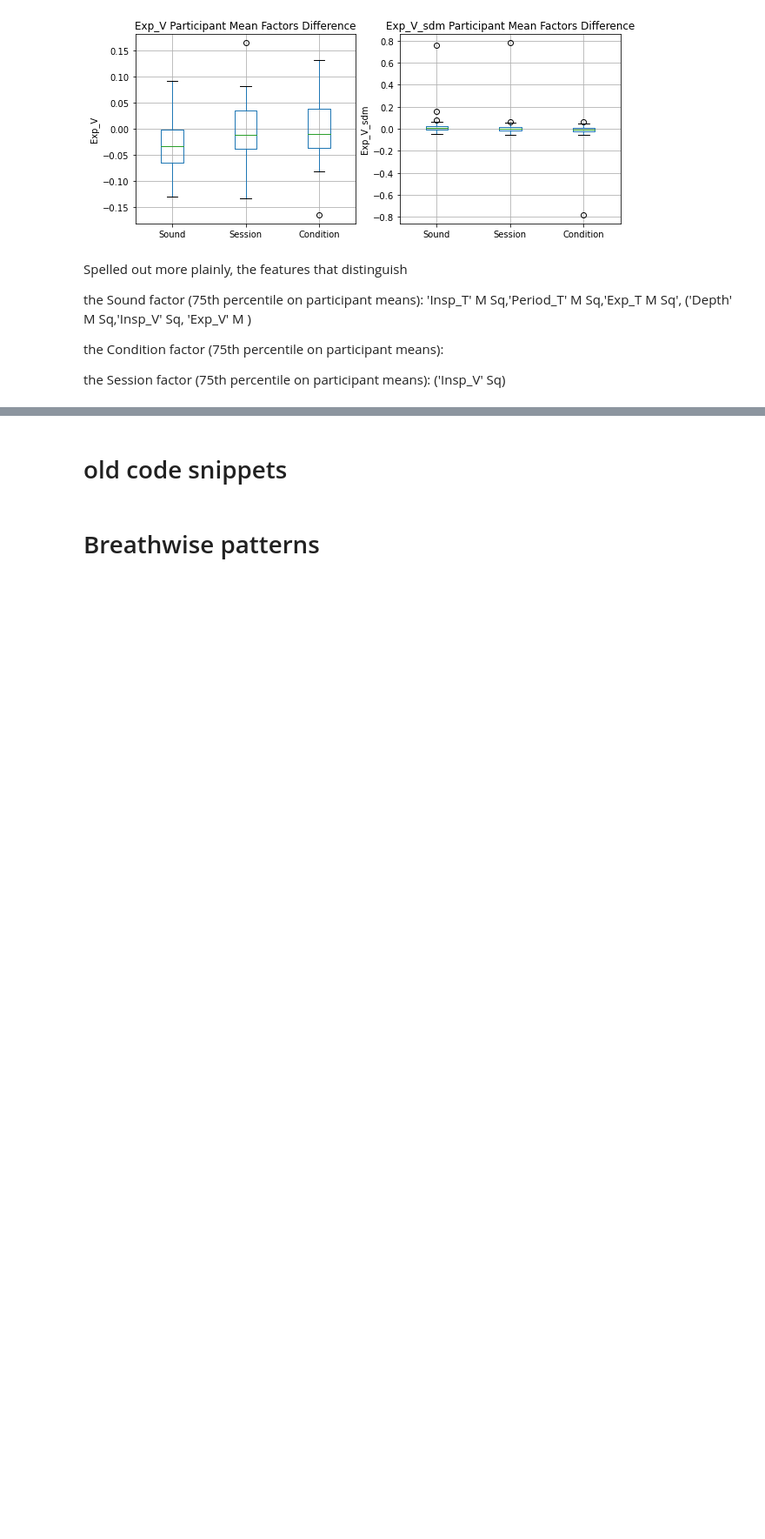
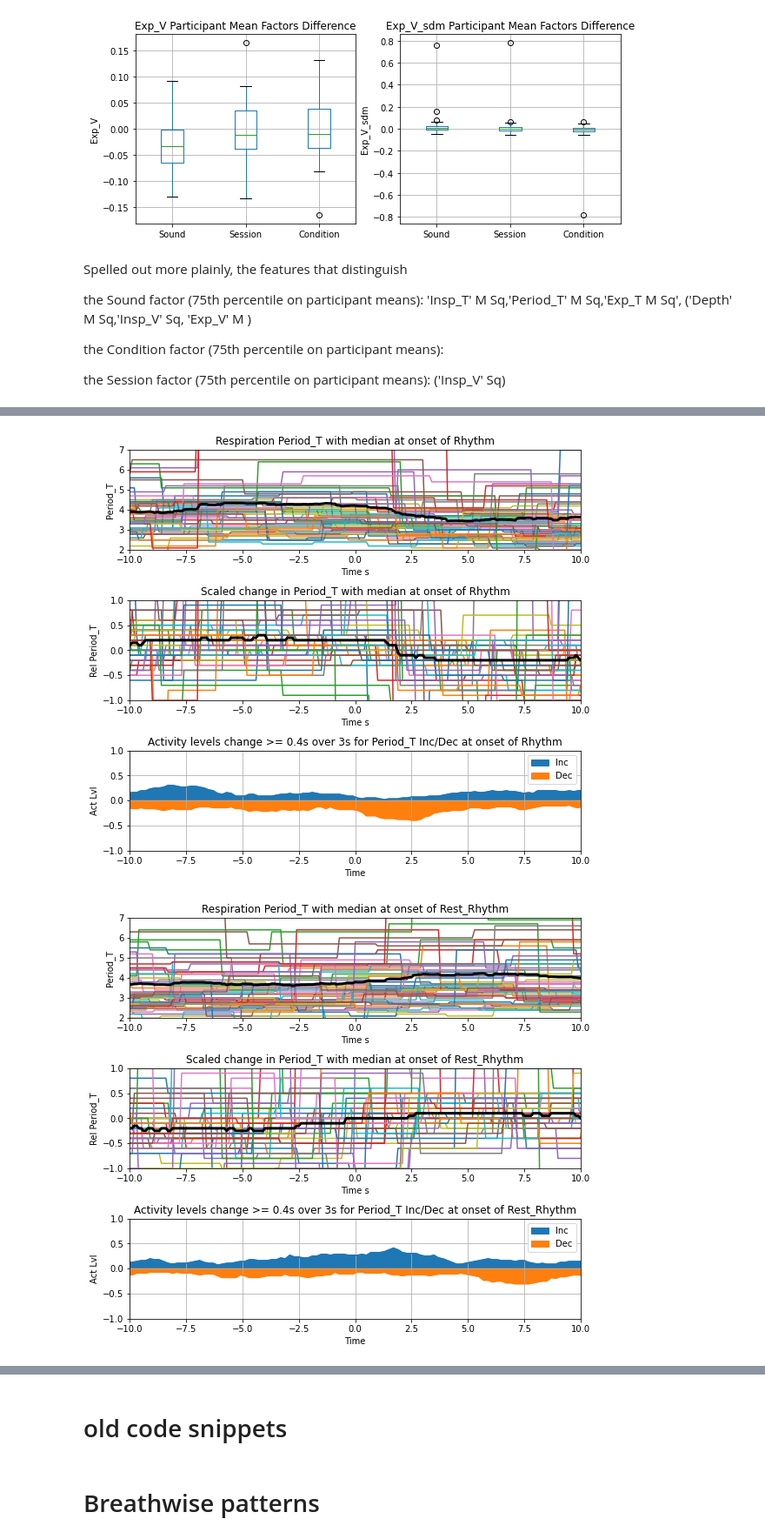
Before and after one commit to finn42/Respiration-Standing, a Jupyter notebook: Headphones_Project_Respiration_Analysis.ipynb, the cells around one changed output, grey strips where cells are left out. Shown at 87% size. Saved outputs shown, nothing was run; the diff lists cells and outputs as text; code cells hidden in the pictures; blank space fills up the shorter version.

```diff
--- a/Headphones_Project_Respiration_Analysis.ipynb
+++ b/Headphones_Project_Respiration_Analysis.ipynb
@@ -523,0 +852,70 @@ The features that distinguish between stimuli (Pairwise): Insp_T M, Period T M,
+# %%
+# evaluate timline of effects on stimuli
+stim_names = ['Rhythm','Rest_Rhythm','Andre','Rest_Andre','Metronome','Rest_Metronome','Neelix1','Rest_Neelix1','Neelix2','Rest_Neelix2','Pysh','Rest_Pysh']
+Treshes = {'Period_T': 0.4,'Exp_T':0.3,'Insp_T':0.1}
+buff =15
+feat = 'Period_T'
+for stim in stim_names:
+    featCont = pd.DataFrame()
+    for part in participants:
+        for sess in ['S1','S2']:
+            sig = RespNorm.loc[:,idx[sess,part]]
+            onsets = stimOnsets.loc[idx[part],idx[sess,:]]
+            Breaths = respy.Breath_Continues_Features(sig,scaling=1,filtered=True,interp_style='previous')
+            stim_on = onsets.loc[idx[sess],idx[stim]]
+            if stim.startswith('Rest'):
+                dur = 30
+            else:
+                dur = stimulus_dur[stim]
+                sounding = 'On'
+            v = Breaths.loc[stim_on-buff:stim_on+dur+buff,feat]
+            v.index = np.round(v.index-stim_on,3)
+            featCont[part + '_' + sess]=v
+    # changes in Period_T
+    fig = plt.figure(figsize=(9,8))
+    left, width = 0.1, 0.8
+    bottom, height = 0.1, 0.2
+    spacing = 0.1
+
+    subp = 0
+    ax= fig.add_axes([left,bottom+subp*(height+ spacing),width,height])
+    # ax = fig.add_subplot(313)
+    FrameSize = 3 # seconds
+    HopSize = 0.2 # seconds
+    Thresh = Treshes[feat] # minimum
+    AC1 = activityCount(featCont,FrameSize,HopSize,Thresh,'Inc')
+    AC2 = activityCount(featCont,FrameSize,HopSize,Thresh,'Dec')
+    AC = pd.DataFrame()
+    AC['Inc']=AC1['Total']
+    AC['Dec']=-AC2['Total']
+
+    AC.plot.area(ax=ax)
+    plt.grid()
+    plt.ylim(-1,1)
+    plt.xlim(-10,10)
+    plt.title('Activity levels change >= ' + str(Thresh) +'s over ' + str(FrameSize) + 's for ' + feat+ ' Inc/Dec at onset of ' + stim)
+    plt.ylabel('Act Lvl')
+
+    subp +=1
+    ax= fig.add_axes([left,bottom+subp*(height+ spacing),width,height])
+    Shifted = featCont-featCont.median(0)
+    Shifted.plot(legend = False,ax=ax)
+    Shifted.median(1).plot(linewidth=3,color='k',ax=ax)
+    plt.ylim(-1,1)
+    plt.xlim(-10,10)
+    plt.title('Scaled change in ' + feat+ ' with median at onset of ' + stim)
+    plt.ylabel('Rel ' + feat)
+
+    subp +=1
+    ax= fig.add_axes([left,bottom+subp*(height+ spacing),width,height])
+    plt.title('Respiration ' + feat + ' with median at onset of ' + stim)
+    featCont.plot(legend = False,ax=ax)
+    featCont.mean(1).plot(linewidth=3,color='k')
+    plt.ylim(2,7)
+    plt.ylabel(feat)
+    plt.xlim(-10,10)
+    plt.savefig(stim+feat+'_onset_time.png',dpi = 400)
+    #plt.show()
+# %% [output]
+[figure, added]
+[figure, added]
```
Also changed, not shown: parts of 15 cells of this notebook, 52 other files.
